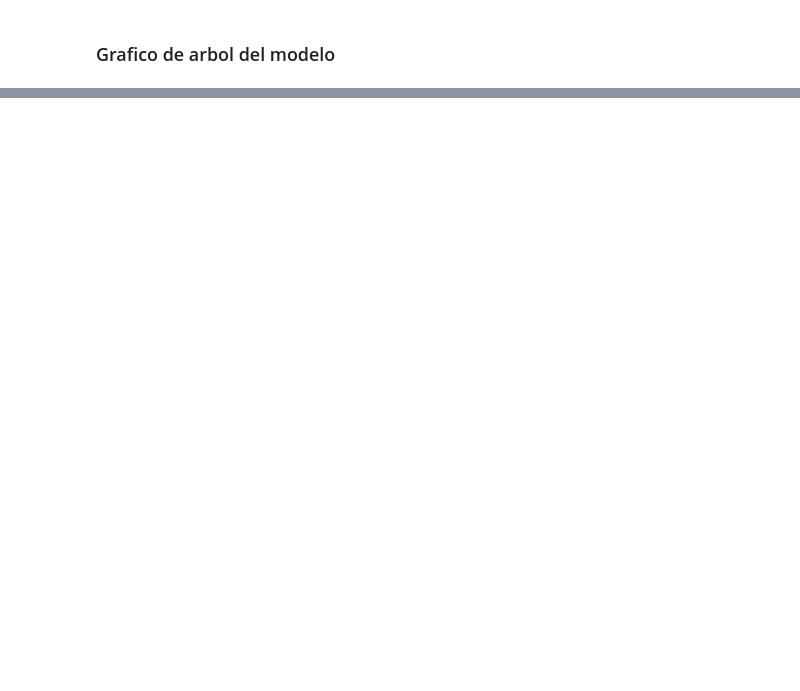
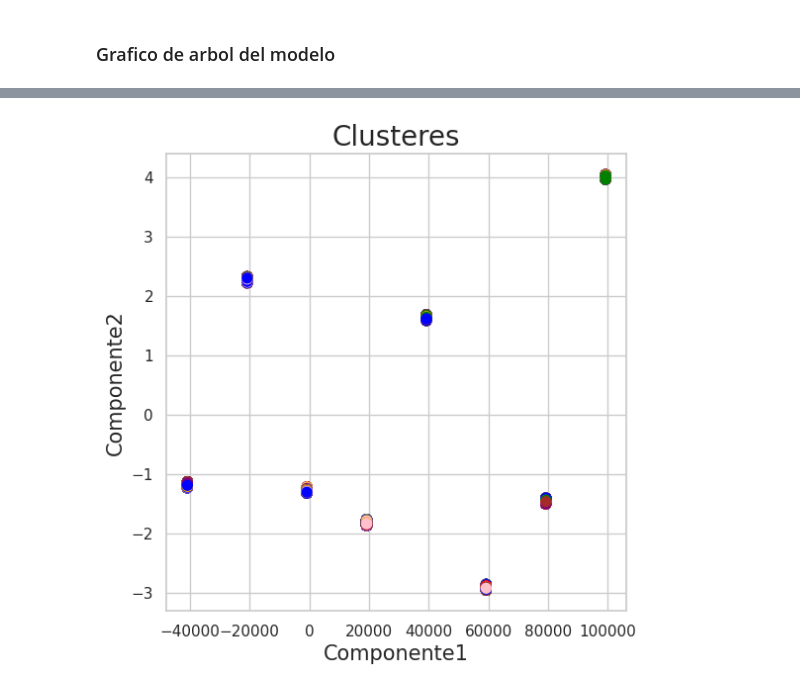
Before and after one commit to Bigote93/EscenciaDelCliente, a Jupyter notebook: EscenciaDelCliente.ipynb, the cells around one changed output, grey strips where cells are left out. Saved outputs shown, nothing was run; the diff lists cells and outputs as text; code cells hidden in the pictures; blank space fills up the shorter version.

```diff
--- a/EscenciaDelCliente.ipynb
+++ b/EscenciaDelCliente.ipynb
@@ -1359,0 +1636,16 @@ grafico
+# %%
+from sklearn.decomposition import PCA
+
+pca = PCA(n_components=2)
+
+pca_clientes = pca.fit_transform(X_train)
+pca_clientes_df = pd.DataFrame(
+    data = pca_clientes,
+    columns = ['Componente1','Componente2'],
+)
+
+pca_miembros_clientes = pd.concat([pca_clientes_df,X_train[['cluster']]], axis = 1)
+
+pca_miembros_clientes = pca_miembros_clientes.dropna(axis=0)
+
+pca_miembros_clientes
@@ -1359,0 +1666,26 @@ grafico
+# %%
+import numpy as np
+import matplotlib.pyplot as plt
+
+fig = plt.figure(figsize=(6, 6))
+ax = fig.add_subplot(1, 1, 1)
+
+ax.set_xlabel('Componente1', fontsize=15)
+ax.set_ylabel('Componente2', fontsize=15)
+ax.set_title('Clusteres', fontsize=20)
+
+color_theme = np.array(['blue', 'green', 'red', 'purple', 'orange', 'pink', 'brown', 'gray'])
+
+# Usar np.vectorize() para mapear los valores en la columna 'cluster' a índices enteros
+color_indices = np.vectorize(lambda x: int(x))(pca_miembros_clientes['cluster'])
+
+ax.scatter(
+    x=pca_miembros_clientes['Componente1'],
+    y=pca_miembros_clientes['Componente2'],
+    c=color_theme[color_indices],
+    s=50  # tamaño de los puntos
+)
+
+plt.show()
+# %% [output]
+[figure, added]
```
Also changed, not shown: parts of 33 cells of this notebook.
